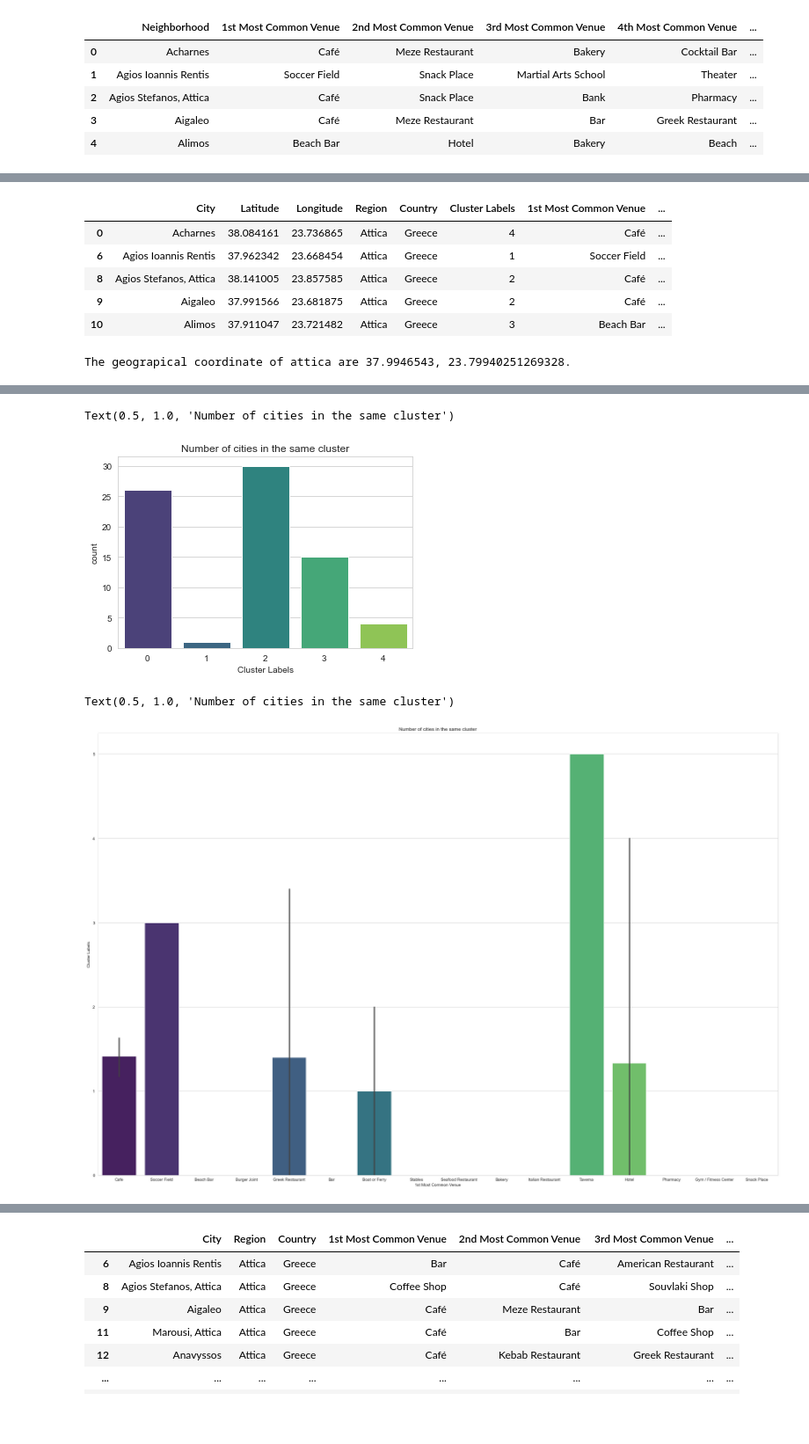
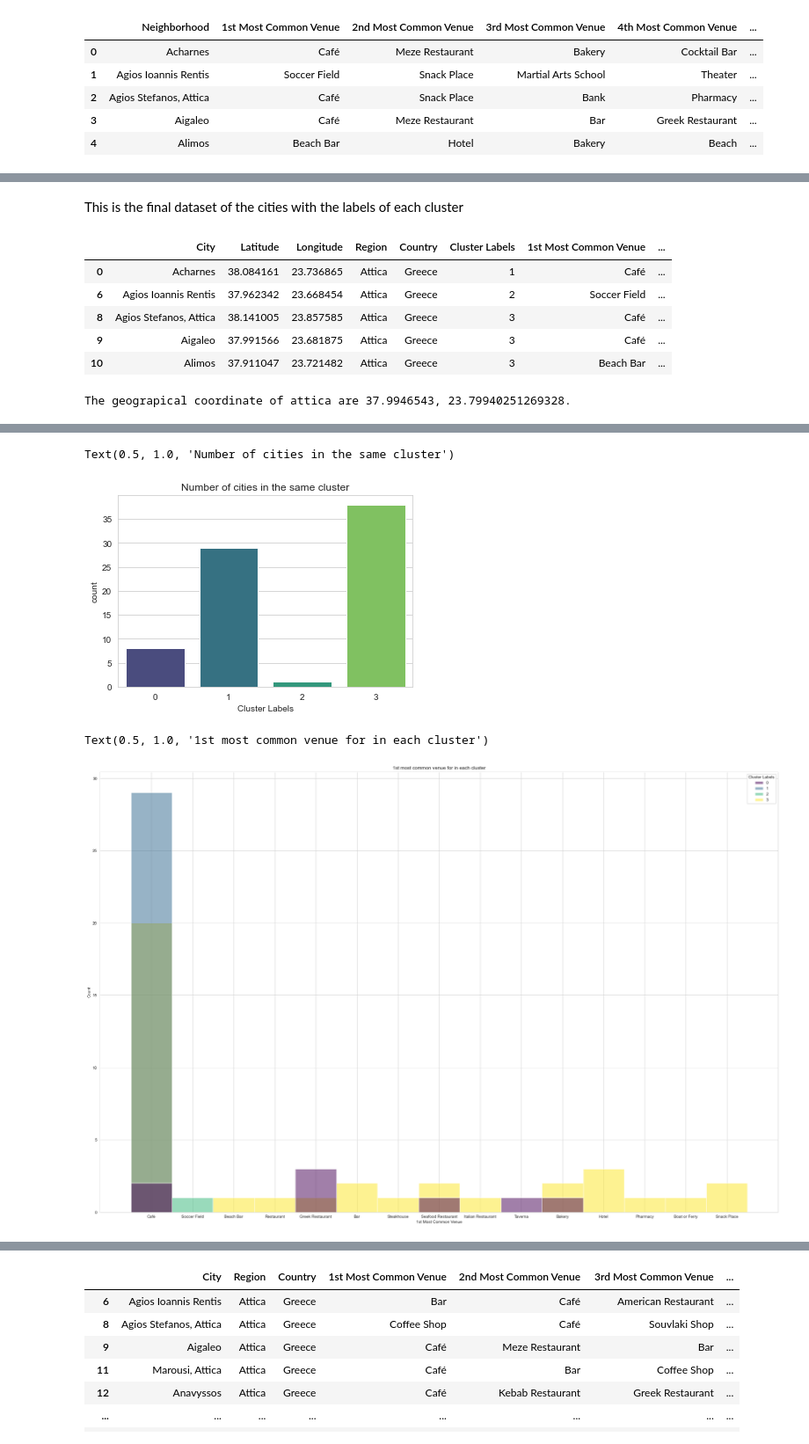
Before and after one commit to kon91/Applied-Data-Science-Capstone-, a Jupyter notebook: Attica Clustering/Clustering_cities.ipynb, the cells around one changed output, grey strips where cells are left out. Shown at 88% size. Drawn from its saved outputs; the diff is of its cells as text; code cells hidden in the pictures; blank space fills up the shorter version.

```diff
--- a/Attica Clustering/Clustering_cities.ipynb
+++ b/Attica Clustering/Clustering_cities.ipynb
@@ -135,5 +139,5 @@ plt.show()
 # %%
-number_of_clusters = 5
+number_of_clusters = 4
 kmeans = KMeans(n_clusters=number_of_clusters, random_state=10).fit(attica_grouped_clustering)
 
 # check cluster labels generated for each row in the dataframe
@@ -171,14 +175,16 @@ attica_merged.head()
 # %%
 attica_merged.dropna(inplace=True)
 attica_merged['Cluster Labels'] = attica_merged['Cluster Labels'].apply(lambda x: int(x))
+# %% [markdown]
+This is the final dataset of the cities with the labels of each cluster
 # %%
 attica_merged.head()
 # %% [output]
 |  | City | Latitude | Longitude | Region | Country | Cluster Labels | 1st Most Common Venue | ... |
-| 0 | Acharnes | 38.084161 | 23.736865 | Attica | Greece | 4 | Café | ... |
-| 6 | Agios Ioannis Rentis | 37.962342 | 23.668454 | Attica | Greece | 1 | Soccer Field | ... |
-| 8 | Agios Stefanos, Attica | 38.141005 | 23.857585 | Attica | Greece | 2 | Café | ... |
-| 9 | Aigaleo | 37.991566 | 23.681875 | Attica | Greece | 2 | Café | ... |
+| 0 | Acharnes | 38.084161 | 23.736865 | Attica | Greece | 1 | Café | ... |
+| 6 | Agios Ioannis Rentis | 37.962342 | 23.668454 | Attica | Greece | 2 | Soccer Field | ... |
+| 8 | Agios Stefanos, Attica | 38.141005 | 23.857585 | Attica | Greece | 3 | Café | ... |
+| 9 | Aigaleo | 37.991566 | 23.681875 | Attica | Greece | 3 | Café | ... |
 | 10 | Alimos | 37.911047 | 23.721482 | Attica | Greece | 3 | Beach Bar | ... |
 # %%
 address = 'Attica, Greece'
@@ -220,11 +226,11 @@ sns.countplot(x = attica_merged['Cluster Labels'], palette='viridis')
 plt.title('Number of cities in the same cluster')
 # %% [output]
 Text(0.5, 1.0, 'Number of cities in the same cluster')
-[figure, old version]
+[figure, new version]
 # %%
 plt.figure(figsize=(30,20))
-sns.barplot(x = attica_merged['1st Most Common Venue'],y= attica_merged['Cluster Labels'], palette='viridis')
-plt.title('Number of cities in the same cluster')
+sns.histplot(x = attica_merged['1st Most Common Venue'],hue= attica_merged['Cluster Labels'], palette='viridis')
+plt.title('1st most common venue for in each cluster')
 # %% [output]
-Text(0.5, 1.0, 'Number of cities in the same cluster')
+Text(0.5, 1.0, '1st most common venue for in each cluster')
-[figure, old version]
+[figure, new version]
```
Also changed, not shown: parts of 13 cells of this notebook, 1 other file.
